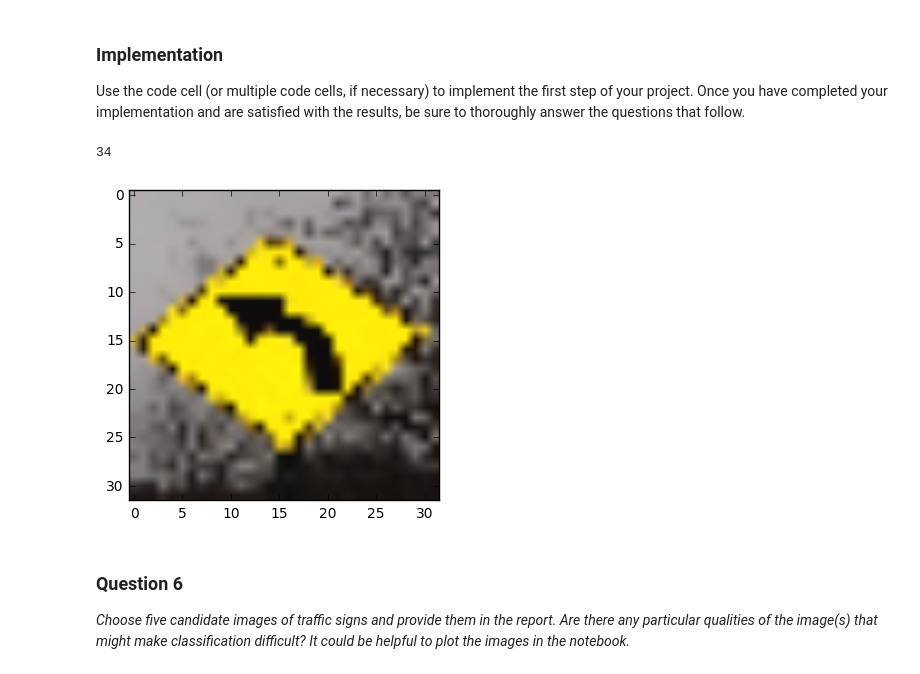
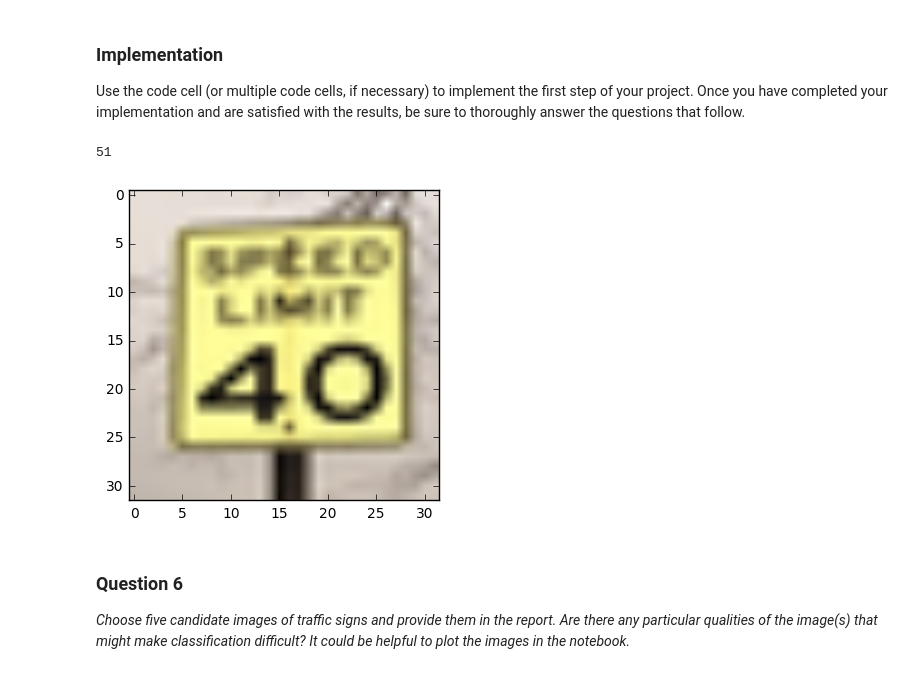
Before and after one commit to hkawanishi/traffic_sign_classifier, a Jupyter notebook: traffic_sign_hkawanishi.ipynb, the cells around one changed output. Cells and saved outputs as stored; diff of their text form; code cells hidden in the pictures.

```diff
--- a/traffic_sign_hkawanishi.ipynb
+++ b/traffic_sign_hkawanishi.ipynb
@@ -370,41 +371,44 @@ Use the code cell (or multiple code cells, if necessary) to implement the first
 # %%
 ### Load the images and plot them here.
 ### Feel free to use as many code cells as needed.
 import tensorflow as tf
 import random
 import numpy as np
 import matplotlib.pyplot as plt
 import matplotlib.image as mpimg
 import cv2
 
 my_images = []
 def prepare_image(png_file):
     image = mpimg.imread(png_file)
-    image = np.delete(image, 3, 2)
+    #image = np.delete(image, 3, 2)
     resized = cv2.resize(image, (32, 32))
     #img = mpimg.imread(png_file)
     #resized = np.delete(img, 3, 2)
     my_images.append(resized)
     #my_images.append(tf.image.resize_images(resized, (32, 32)))
 
-prepare_image('stop.png')
-prepare_image('to_right.png')
-prepare_image('to_left.png')
-prepare_image('speed_limit_35.png')
-prepare_image('speed_limit_40.png')
+prepare_image('stop3.png')
+prepare_image('right_turn_3.png')
+prepare_image('left_turn_3.png')
+prepare_image('turn_right.png')
+prepare_image('speed_limit_40_3.png')
 
-#image_shape = my_images[0].shape
+#image2 = mpimg.imread('speed_limit_40_3.png')
+#image2_shape = image2.shape
+#print(image2_shape)
 
-my_images_label=[14, 33, 34, 50, 51] # speed limit signs are not included in trainin#g
+
+my_images_label=[14, 33, 34, 33, 51] # speed limit signs are not included in training
 
 #%matplotlib inline
 
 index = random.randint(0, len(my_images)-1)
 plt.imshow(my_images[index])
 print(my_images_label[index])
 # %% [output]
-34
+51
-[figure, old version]
+[figure, new version]
 # %% [markdown]
 ### Question 6
 
```
Also changed, not shown: parts of 12 cells of this notebook, 15 other files.
